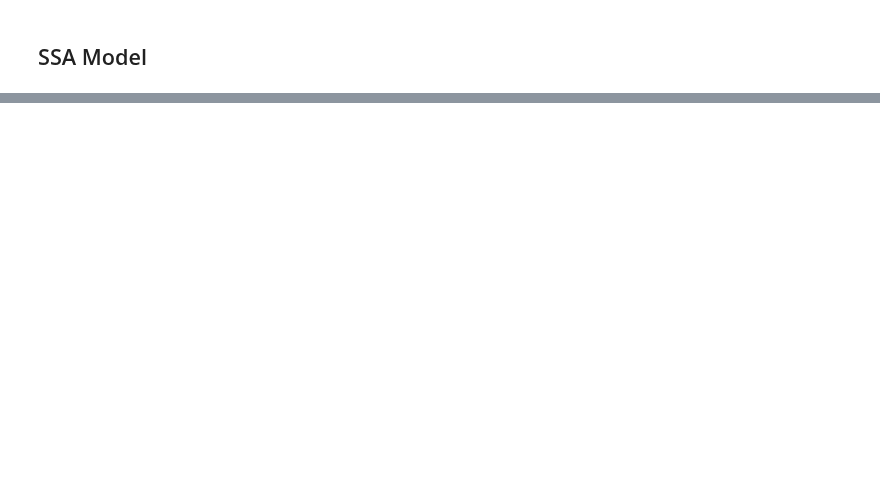
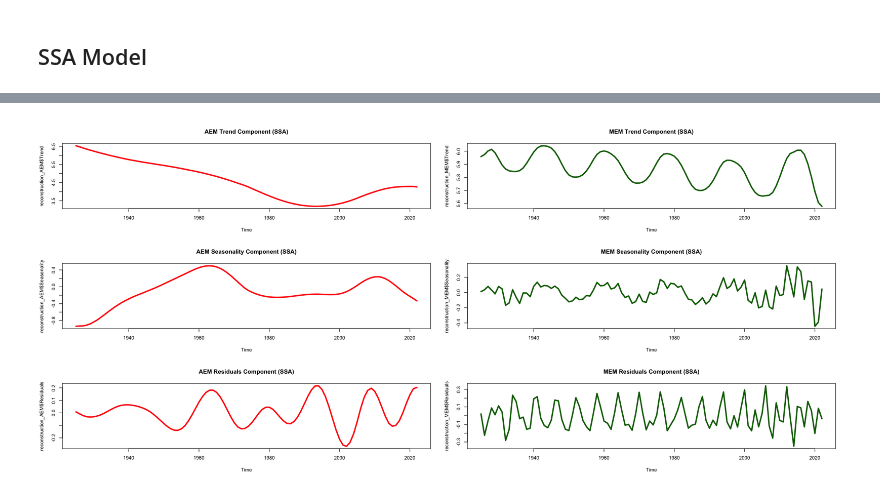
Before and after one commit to seccobenedetto/Earthquakes_Analysis_Italy, a Jupyter notebook: ARIMA_SSA.ipynb, the cells around one changed output, grey strips where cells are left out. Cells and saved outputs as stored; diff of their text form; code cells hidden in the pictures; blank space fills up the shorter version.

```diff
--- a/ARIMA_SSA.ipynb
+++ b/ARIMA_SSA.ipynb
@@ -301,0 +323,17 @@ plot(forecast_ssa_MEM, main = "MEM Forecast with SSA" , lwd = 3)
+# %%
+# Reconstruct main components: Trend, Seasonality, Residuals (Noise)
+reconstruction_AEM <- reconstruct(ssa_AEM, groups = list(Trend = 1:2, Seasonality = 3:4, Residuals = 5:length(ssa_AEM)))
+# Reconstruct main components: Trend, Seasonality, Residuals (Noise)
+reconstruction_MEM <- reconstruct(ssa_MEM, groups = list(Trend = 1:2, Seasonality = 3:4, Residuals = 5:length(ssa_MEM)))
+
+# Side by side plots
+par(mfrow = c(3, 2))
+plot(reconstruction_AEM$Trend, type = "l", col = "red", main = "AEM Trend Component (SSA)", lwd = 3)
+plot(reconstruction_MEM$Trend, type = "l", col = "darkgreen", main = "MEM Trend Component (SSA)", lwd = 3)
+plot(reconstruction_AEM$Seasonality, type = "l", col = "red", main = "AEM Seasonality Component (SSA)", lwd = 3)
+plot(reconstruction_MEM$Seasonality, type = "l", col = "darkgreen", main = "MEM Seasonality Component (SSA)", lwd = 3)
+plot(reconstruction_AEM$Residuals, type = "l", col = "red", main = "AEM Residuals Component (SSA)", lwd = 3)
+plot(reconstruction_MEM$Residuals, type = "l", col = "darkgreen", main = "MEM Residuals Component (SSA)", lwd = 3)
+par(mfrow = c(1,1))
+# %% [output]
+[figure, added]
```
Also changed, not shown: parts of 26 cells of this notebook.
